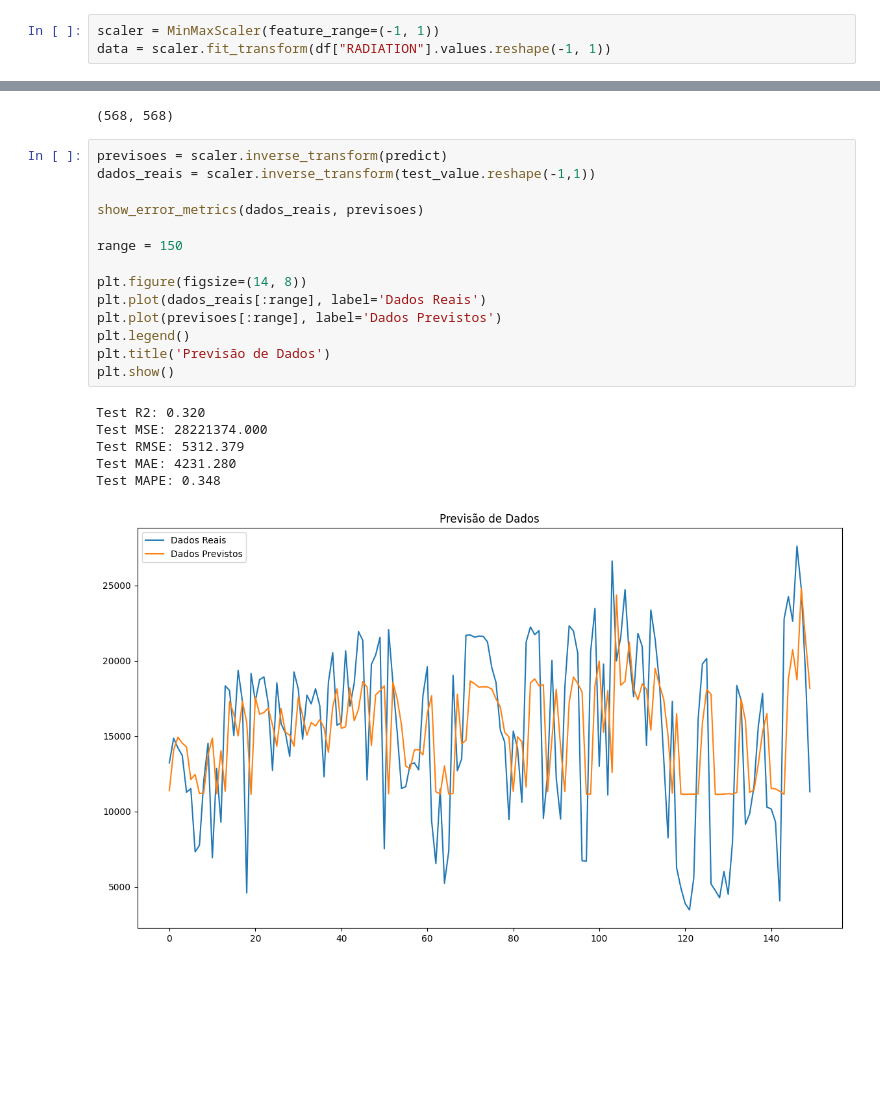
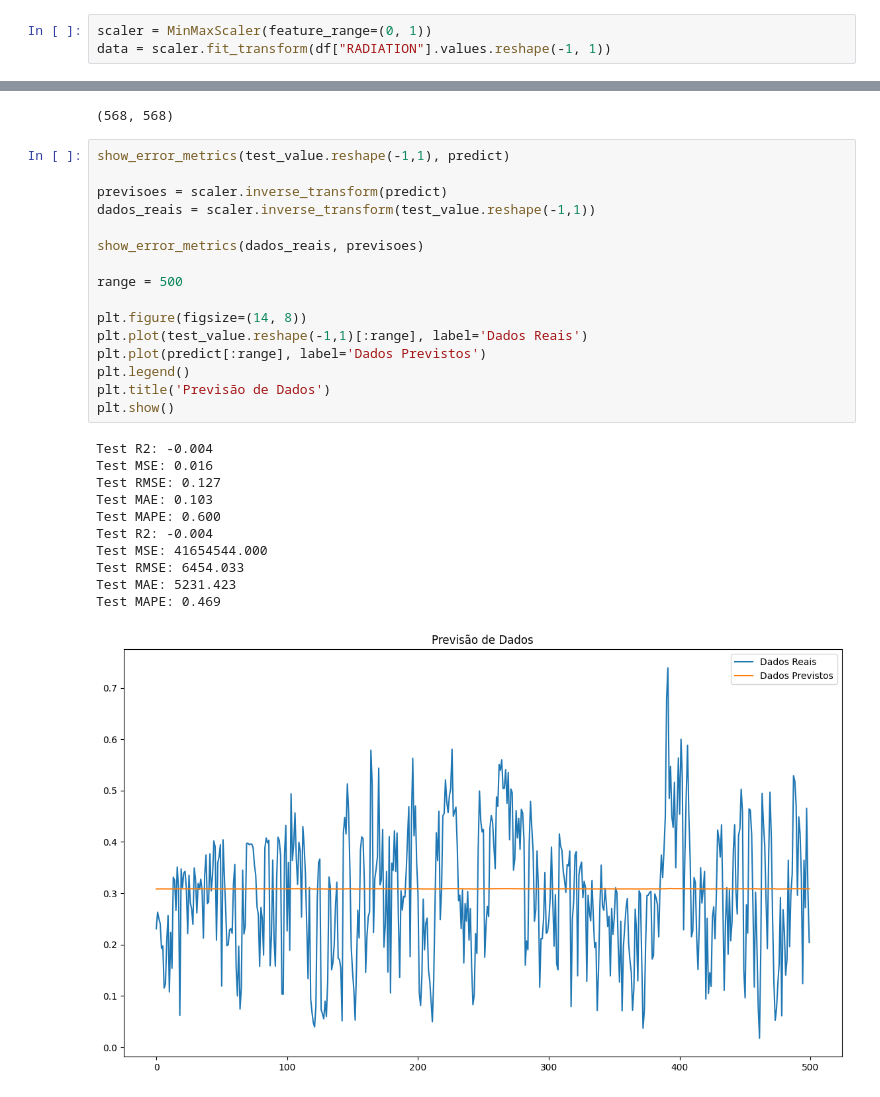
Before and after one commit to diasYuri/radiation-forecast, a Jupyter notebook: notebook/7. transformers.ipynb, the cells around one changed output, grey strips where cells are left out. Drawn from its saved outputs; the diff is of its cells as text; blank space fills up the shorter version.

```diff
--- a/notebook/7. transformers.ipynb
+++ b/notebook/7. transformers.ipynb
@@ -52,7 +52,7 @@ plt.show()
 [figure]
 [figure]
 # %%
-scaler = MinMaxScaler(feature_range=(-1, 1))
+scaler = MinMaxScaler(feature_range=(0, 1))
 data = scaler.fit_transform(df["RADIATION"].values.reshape(-1, 1))
 # %%
 data
@@ -118,23 +120,30 @@ len(test_value), len(predict)
 # %% [output]
 (568, 568)
 # %%
+show_error_metrics(test_value.reshape(-1,1), predict)
+
 previsoes = scaler.inverse_transform(predict)
 dados_reais = scaler.inverse_transform(test_value.reshape(-1,1))
 
 show_error_metrics(dados_reais, previsoes)
 
-range = 150
+range = 500
 
 plt.figure(figsize=(14, 8))
-plt.plot(dados_reais[:range], label='Dados Reais')
-plt.plot(previsoes[:range], label='Dados Previstos')
+plt.plot(test_value.reshape(-1,1)[:range], label='Dados Reais')
+plt.plot(predict[:range], label='Dados Previstos')
 plt.legend()
 plt.title('Previsão de Dados')
 plt.show()
 # %% [output]
-Test R2: 0.320
-Test MSE: 28221374.000
-Test RMSE: 5312.379
-Test MAE: 4231.280
-Test MAPE: 0.348
+Test R2: -0.004
+Test MSE: 0.016
+Test RMSE: 0.127
+Test MAE: 0.103
+Test MAPE: 0.600
+Test R2: -0.004
+Test MSE: 41654544.000
+Test RMSE: 6454.033
+Test MAE: 5231.423
+Test MAPE: 0.469
-[figure, old version]
+[figure, new version]
```
Also changed, not shown: parts of 2 cells of this notebook, 7 other files.
